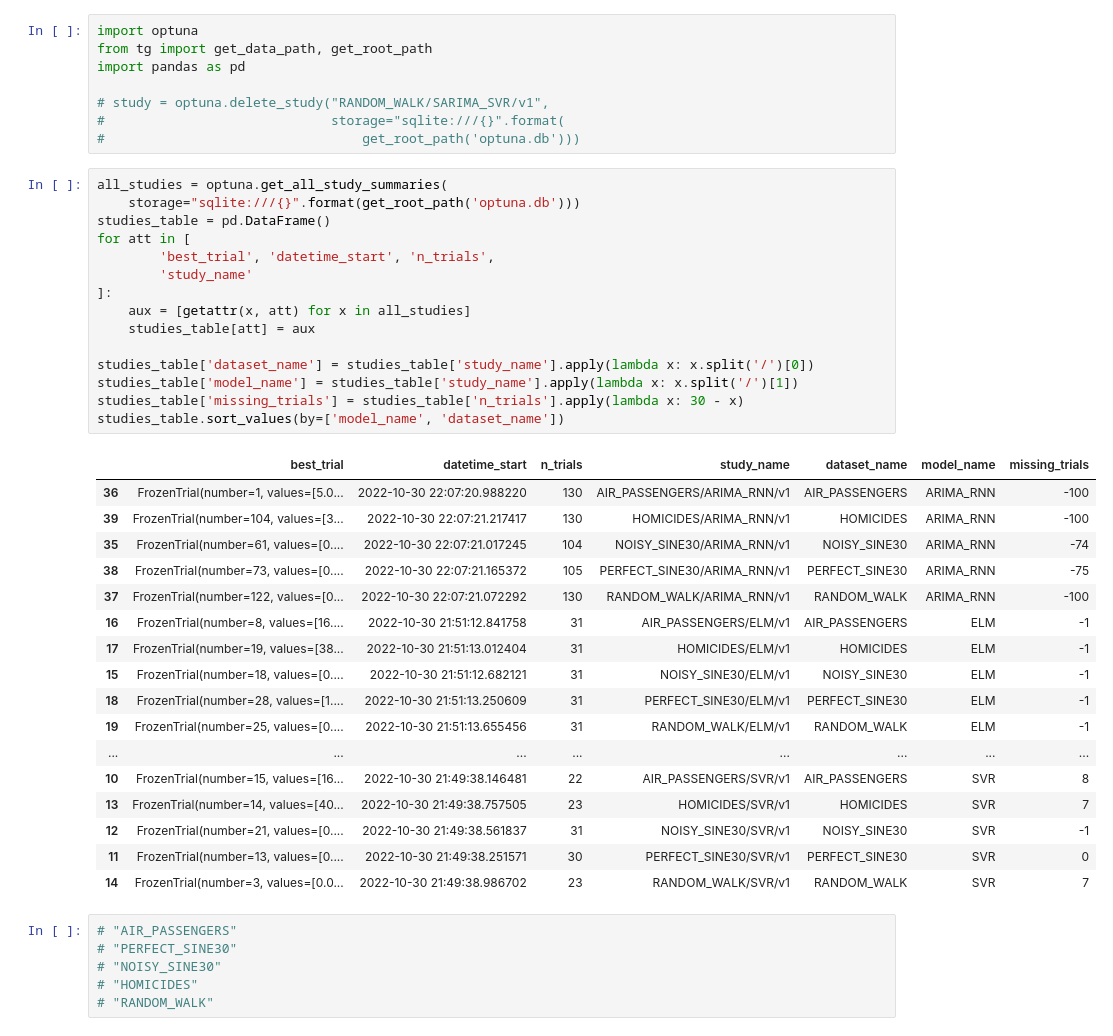
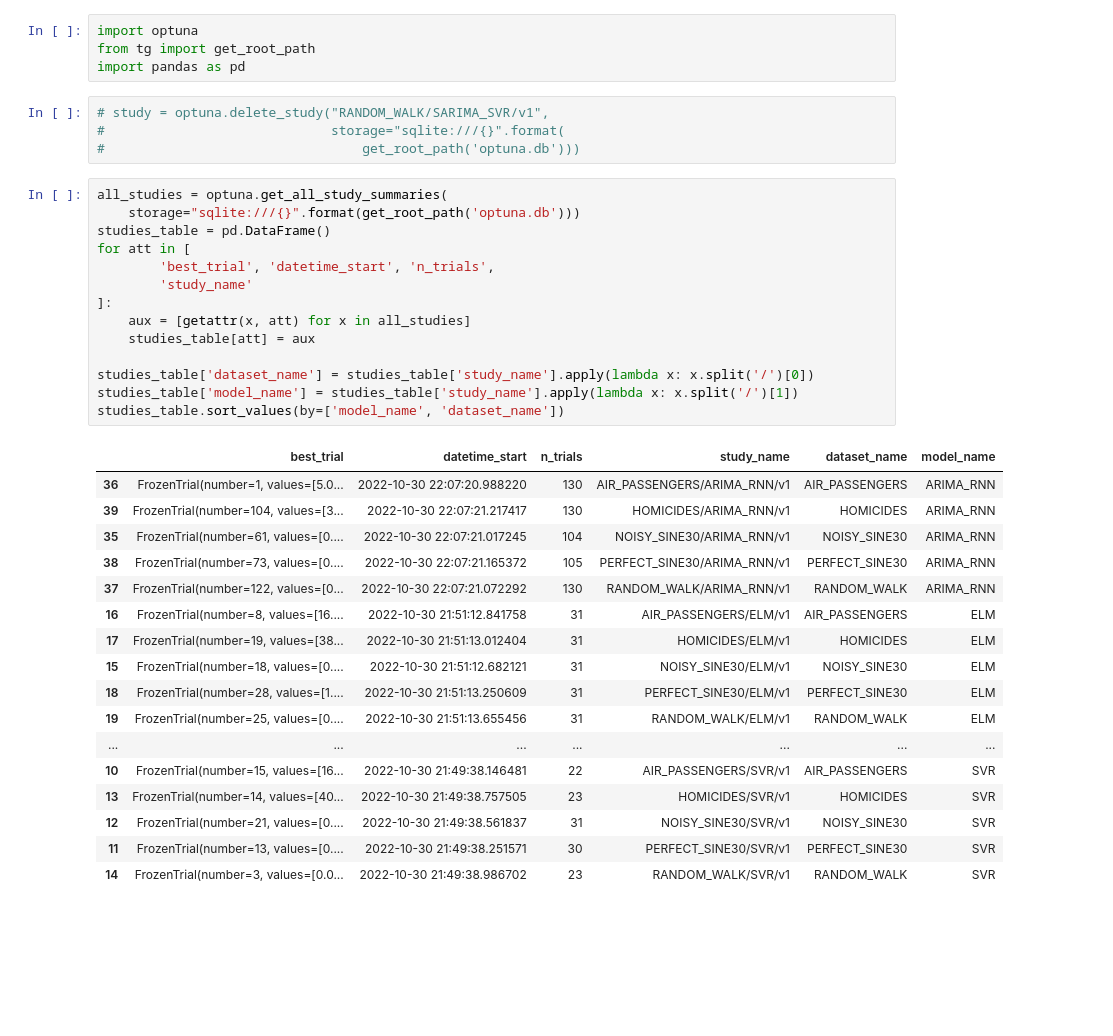
Before and after one commit to montanha22/tg, a Jupyter notebook: notebooks/02_modify_optuna_db.ipynb, the cells around one changed output. Drawn from its saved outputs; the diff is of its cells as text; blank space fills up the shorter version.

```diff
--- a/notebooks/02_modify_optuna_db.ipynb
+++ b/notebooks/02_modify_optuna_db.ipynb
@@ -1,47 +1,40 @@
+# %%
+import optuna
+from tg import get_root_path
+import pandas as pd
 # %%
-import optuna
-from tg import get_data_path, get_root_path
-import pandas as pd
-
 # study = optuna.delete_study("RANDOM_WALK/SARIMA_SVR/v1",
 #                             storage="sqlite:///{}".format(
 #                                 get_root_path('optuna.db')))
 # %%
 all_studies = optuna.get_all_study_summaries(
     storage="sqlite:///{}".format(get_root_path('optuna.db')))
 studies_table = pd.DataFrame()
 for att in [
         'best_trial', 'datetime_start', 'n_trials',
         'study_name'
 ]:
     aux = [getattr(x, att) for x in all_studies]
     studies_table[att] = aux
 
 studies_table['dataset_name'] = studies_table['study_name'].apply(lambda x: x.split('/')[0])
 studies_table['model_name'] = studies_table['study_name'].apply(lambda x: x.split('/')[1])
-studies_table['missing_trials'] = studies_table['n_trials'].apply(lambda x: 30 - x)
 studies_table.sort_values(by=['model_name', 'dataset_name'])
 # %% [output]
-|  | best_trial | datetime_start | n_trials | study_name | dataset_name | model_name | missing_trials |
-| 36 | FrozenTrial(number=1, values=[5.0... | 2022-10-30 22:07:20.988220 | 130 | AIR_PASSENGERS/ARIMA_RNN/v1 | AIR_PASSENGERS | ARIMA_RNN | -100 |
-| 39 | FrozenTrial(number=104, values=[3... | 2022-10-30 22:07:21.217417 | 130 | HOMICIDES/ARIMA_RNN/v1 | HOMICIDES | ARIMA_RNN | -100 |
-| 35 | FrozenTrial(number=61, values=[0.... | 2022-10-30 22:07:21.017245 | 104 | NOISY_SINE30/ARIMA_RNN/v1 | NOISY_SINE30 | ARIMA_RNN | -74 |
-| 38 | FrozenTrial(number=73, values=[0.... | 2022-10-30 22:07:21.165372 | 105 | PERFECT_SINE30/ARIMA_RNN/v1 | PERFECT_SINE30 | ARIMA_RNN | -75 |
-| 37 | FrozenTrial(number=122, values=[0... | 2022-10-30 22:07:21.072292 | 130 | RANDOM_WALK/ARIMA_RNN/v1 | RANDOM_WALK | ARIMA_RNN | -100 |
-| 16 | FrozenTrial(number=8, values=[16.... | 2022-10-30 21:51:12.841758 | 31 | AIR_PASSENGERS/ELM/v1 | AIR_PASSENGERS | ELM | -1 |
-| 17 | FrozenTrial(number=19, values=[38... | 2022-10-30 21:51:13.012404 | 31 | HOMICIDES/ELM/v1 | HOMICIDES | ELM | -1 |
-| 15 | FrozenTrial(number=18, values=[0.... | 2022-10-30 21:51:12.682121 | 31 | NOISY_SINE30/ELM/v1 | NOISY_SINE30 | ELM | -1 |
-| 18 | FrozenTrial(number=28, values=[1.... | 2022-10-30 21:51:13.250609 | 31 | PERFECT_SINE30/ELM/v1 | PERFECT_SINE30 | ELM | -1 |
-| 19 | FrozenTrial(number=25, values=[0.... | 2022-10-30 21:51:13.655456 | 31 | RANDOM_WALK/ELM/v1 | RANDOM_WALK | ELM | -1 |
-| ... | ... | ... | ... | ... | ... | ... | ... |
-| 10 | FrozenTrial(number=15, values=[16... | 2022-10-30 21:49:38.146481 | 22 | AIR_PASSENGERS/SVR/v1 | AIR_PASSENGERS | SVR | 8 |
-| 13 | FrozenTrial(number=14, values=[40... | 2022-10-30 21:49:38.757505 | 23 | HOMICIDES/SVR/v1 | HOMICIDES | SVR | 7 |
-| 12 | FrozenTrial(number=21, values=[0.... | 2022-10-30 21:49:38.561837 | 31 | NOISY_SINE30/SVR/v1 | NOISY_SINE30 | SVR | -1 |
-| 11 | FrozenTrial(number=13, values=[0.... | 2022-10-30 21:49:38.251571 | 30 | PERFECT_SINE30/SVR/v1 | PERFECT_SINE30 | SVR | 0 |
-| 14 | FrozenTrial(number=3, values=[0.0... | 2022-10-30 21:49:38.986702 | 23 | RANDOM_WALK/SVR/v1 | RANDOM_WALK | SVR | 7 |
+|  | best_trial | datetime_start | n_trials | study_name | dataset_name | model_name |
+| 36 | FrozenTrial(number=1, values=[5.0... | 2022-10-30 22:07:20.988220 | 130 | AIR_PASSENGERS/ARIMA_RNN/v1 | AIR_PASSENGERS | ARIMA_RNN |
+| 39 | FrozenTrial(number=104, values=[3... | 2022-10-30 22:07:21.217417 | 130 | HOMICIDES/ARIMA_RNN/v1 | HOMICIDES | ARIMA_RNN |
+| 35 | FrozenTrial(number=61, values=[0.... | 2022-10-30 22:07:21.017245 | 104 | NOISY_SINE30/ARIMA_RNN/v1 | NOISY_SINE30 | ARIMA_RNN |
+| 38 | FrozenTrial(number=73, values=[0.... | 2022-10-30 22:07:21.165372 | 105 | PERFECT_SINE30/ARIMA_RNN/v1 | PERFECT_SINE30 | ARIMA_RNN |
+| 37 | FrozenTrial(number=122, values=[0... | 2022-10-30 22:07:21.072292 | 130 | RANDOM_WALK/ARIMA_RNN/v1 | RANDOM_WALK | ARIMA_RNN |
+| 16 | FrozenTrial(number=8, values=[16.... | 2022-10-30 21:51:12.841758 | 31 | AIR_PASSENGERS/ELM/v1 | AIR_PASSENGERS | ELM |
+| 17 | FrozenTrial(number=19, values=[38... | 2022-10-30 21:51:13.012404 | 31 | HOMICIDES/ELM/v1 | HOMICIDES | ELM |
+| 15 | FrozenTrial(number=18, values=[0.... | 2022-10-30 21:51:12.682121 | 31 | NOISY_SINE30/ELM/v1 | NOISY_SINE30 | ELM |
+| 18 | FrozenTrial(number=28, values=[1.... | 2022-10-30 21:51:13.250609 | 31 | PERFECT_SINE30/ELM/v1 | PERFECT_SINE30 | ELM |
+| 19 | FrozenTrial(number=25, values=[0.... | 2022-10-30 21:51:13.655456 | 31 | RANDOM_WALK/ELM/v1 | RANDOM_WALK | ELM |
+| ... | ... | ... | ... | ... | ... | ... |
+| 10 | FrozenTrial(number=15, values=[16... | 2022-10-30 21:49:38.146481 | 22 | AIR_PASSENGERS/SVR/v1 | AIR_PASSENGERS | SVR |
+| 13 | FrozenTrial(number=14, values=[40... | 2022-10-30 21:49:38.757505 | 23 | HOMICIDES/SVR/v1 | HOMICIDES | SVR |
+| 12 | FrozenTrial(number=21, values=[0.... | 2022-10-30 21:49:38.561837 | 31 | NOISY_SINE30/SVR/v1 | NOISY_SINE30 | SVR |
+| 11 | FrozenTrial(number=13, values=[0.... | 2022-10-30 21:49:38.251571 | 30 | PERFECT_SINE30/SVR/v1 | PERFECT_SINE30 | SVR |
+| 14 | FrozenTrial(number=3, values=[0.0... | 2022-10-30 21:49:38.986702 | 23 | RANDOM_WALK/SVR/v1 | RANDOM_WALK | SVR |
-# %%
-# "AIR_PASSENGERS"
-# "PERFECT_SINE30"
-# "NOISY_SINE30"
-# "HOMICIDES"
-# "RANDOM_WALK"
```
Also changed, not shown: 22 other files.
